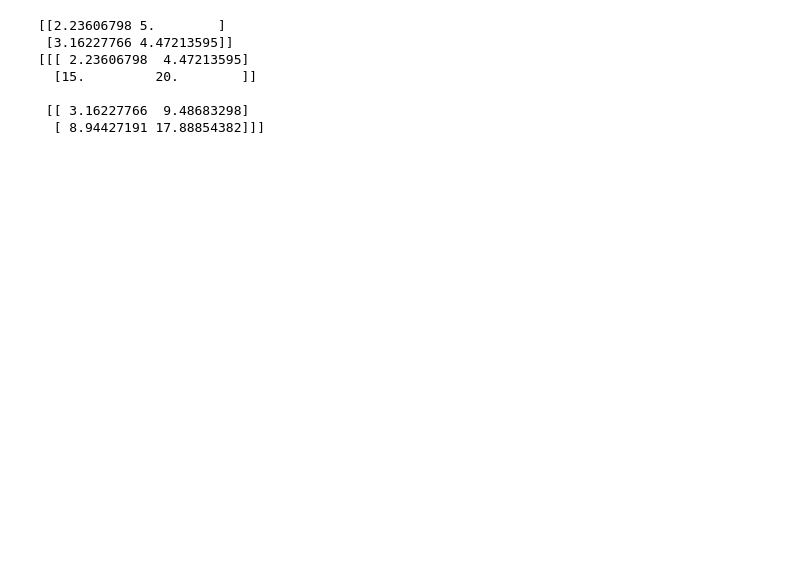
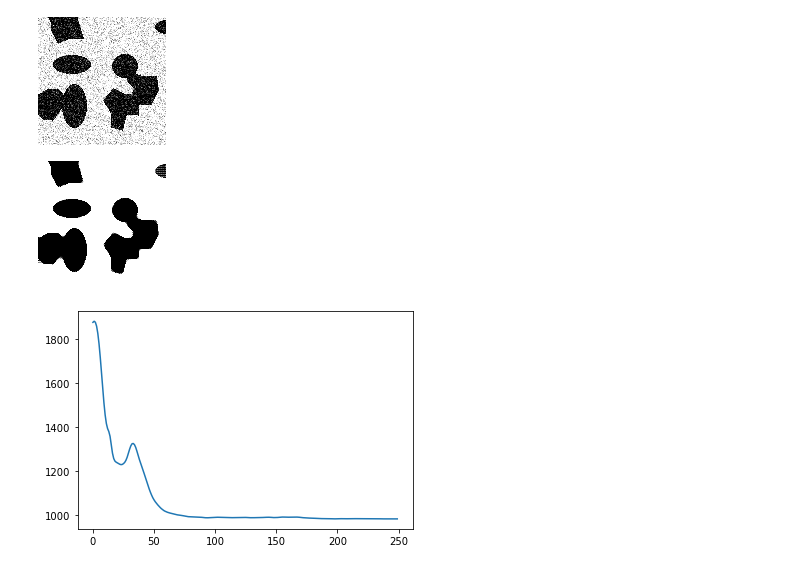
Before and after one commit to ntor/Segmentation, a Jupyter notebook: chan_vese_implementation.ipynb, the cells around one changed output. Drawn from its saved outputs; the diff is of its cells as text; code cells hidden in the pictures; blank space fills up the shorter version.

Commit message:
Added documentation and plot for "energy".

```diff
--- a/chan_vese_implementation.ipynb
+++ b/chan_vese_implementation.ipynb
@@ -1,18 +1,23 @@
 # %%
 import numpy as np
+import matplotlib.pyplot as plt
 from PIL import Image
-from tqdm import tqdm
+from tqdm import tqdm   # implements a "status bar" for iterations
+
 
 def divergence(f):
     """
-    Computes the divergence of the vector field f, corresponding to dFx/dx + dFy/dy + ...
-    :param f: List of ndarrays, where every item of the list is one dimension of the vector field
-    :return: Single ndarray of the same shape as each of the items in f, which corresponds to a scalar field
+    Computes the divergence of the vector field f.
     """
     num_dims = len(f.shape)-1
     return np.ufunc.reduce(np.add, [np.gradient(f[...,i], axis=i) for i in range(num_dims)])
 
-def step_dual_chan_vese(u,z,image_arr, c1, c2, lambd, step_u,step_z):
+
+def step_dual_chan_vese(u, z, c1, c2, lambd, image_arr, step_u, step_z):
+    """
+    A "primal-dual" algorithm for minimizing a dual formulation of the convexified Chan-Vese functional.
+    Consult the last part of https://www.math.u-bordeaux.fr/~npapadak/TP/TP2.pdf for more information
+    """
     def clip_z(z):
         """
         Helper functions to truncate z to have at most unit pointwise norm.
@@ -34,8 +39,14 @@ def step_dual_chan_vese(u,z,image_arr, c1, c2, lambd, step_u,step_z):
 
     return (u_update, z_update)
 
-#def energy(u,c1,c2, image_arr):
-#    TV_energy = np.sum(np.apply_along_axis(np.linalg.norm, -1))
+
+def energy(u,c1,c2, lambd, image_arr):
+    """
+    Calculates the "convexified Chan-Vese" functional.
+    """
+    TV_energy = np.sum(np.apply_along_axis(np.linalg.norm, -1, np.stack(np.gradient(u), axis=-1)))
+    data_fitting = np.sum((image_arr - c1)**2 * u + (image_arr - c2)**2 * (1-u))
+    return TV_energy + lambd * data_fitting
 # %%
 bitmap_array = np.array(Image.open("images/dirty.bmp"), dtype=float)
 
@@ -43,24 +54,20 @@ u = np.zeros(bitmap_array.shape, dtype=float)
 z = np.zeros(bitmap_array.shape+(len(u.shape),), dtype=float)
 c1 = 50
 c2 = 200
+lambd = 1e-5  # has to be so small because of the scale of pixel intensity
+
+iterations = 250
+energy_curve = np.zeros(iterations)
+
+for i in tqdm(range(iterations)):
+    (u,z) = step_dual_chan_vese(u,z, c1, c2, lambd, bitmap_array, 0.2,0.3)
+    energy_curve[i] = energy(u, c1, c2, lambd, bitmap_array)
-# %%
-for i in tqdm(range(1000)):
-    (u,z) = step_dual_chan_vese(u,z,bitmap_array, c1,c2, 0.0001, 0.2,0.4)
 # %%
 x = np.array(255 * (1-u), dtype=np.uint8)
-Image.fromarray(x).show()
-Image.open("images/dirty.bmp").show()
+plt.plot(energy_curve)
+display(Image.open("images/dirty.bmp"))
+display(Image.fromarray(x))
+# %% [output]
+[figure, added]
+[figure, added]
+[figure, added]
-# %%
-x = np.array(   [[[1,2],[3,4]],
-                 [[1,3],[2,4]]])
-y = np.apply_along_axis(np.linalg.norm, -1, x)
-print(y)
-print(x*y[...,np.newaxis])
-# %% [output]
-[[2.23606798 5.        ]
- [3.16227766 4.47213595]]
-[[[ 2.23606798  4.47213595]
-  [15.         20.        ]]
-
- [[ 3.16227766  9.48683298]
-  [ 8.94427191 17.88854382]]]
```
